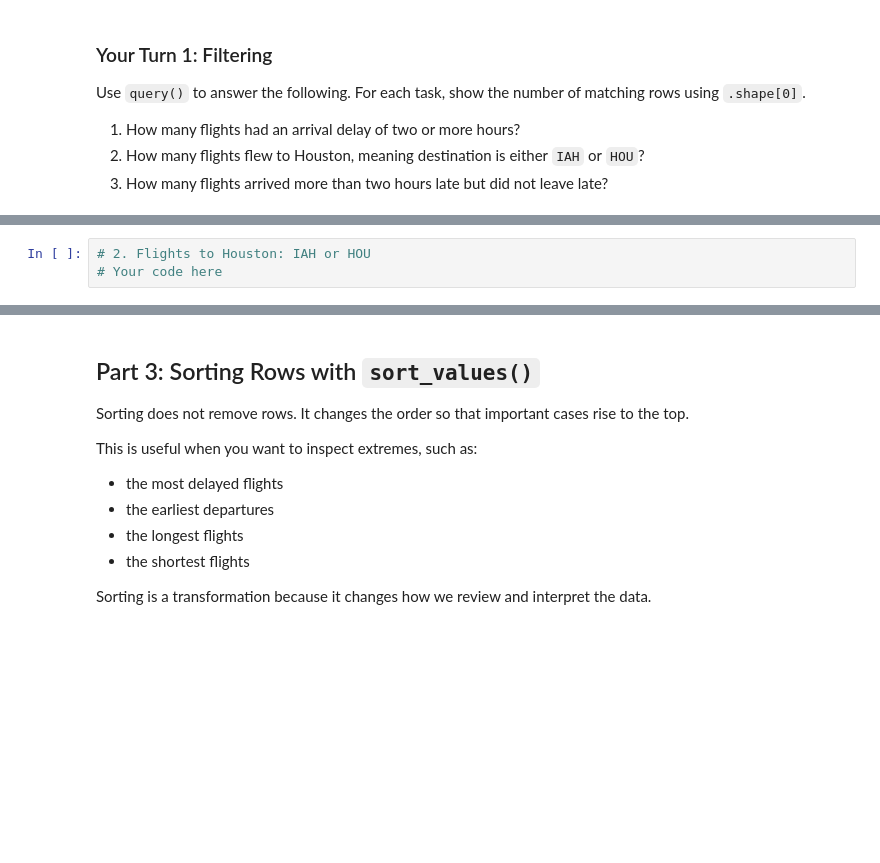
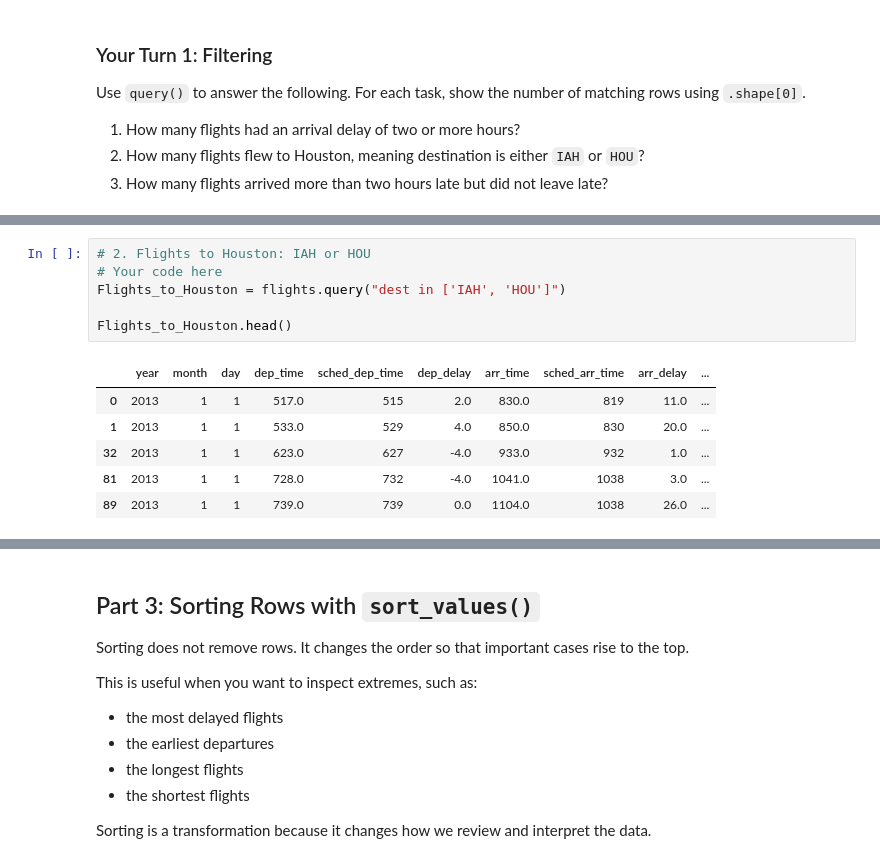
Before and after one commit to utsahenry/ban6003-week-05-06-pandas-transformation-henry-ha, a Jupyter notebook: notebooks/module5_basic_transformation_guided_lab.ipynb, the cells around one changed output, grey strips where cells are left out. Drawn from its saved outputs; the diff is of its cells as text; blank space fills up the shorter version.

```diff
--- a/notebooks/module5_basic_transformation_guided_lab.ipynb
+++ b/notebooks/module5_basic_transformation_guided_lab.ipynb
@@ -170,6 +244,16 @@ Use `query()` to answer the following. For each task, show the number of matchin
 # %%
 # 2. Flights to Houston: IAH or HOU
 # Your code here
+Flights_to_Houston = flights.query("dest in ['IAH', 'HOU']")
+
+Flights_to_Houston.head()
+# %% [output]
+|  | year | month | day | dep_time | sched_dep_time | dep_delay | arr_time | sched_arr_time | arr_delay | ... |
+| 0 | 2013 | 1 | 1 | 517.0 | 515 | 2.0 | 830.0 | 819 | 11.0 | ... |
+| 1 | 2013 | 1 | 1 | 533.0 | 529 | 4.0 | 850.0 | 830 | 20.0 | ... |
+| 32 | 2013 | 1 | 1 | 623.0 | 627 | -4.0 | 933.0 | 932 | 1.0 | ... |
+| 81 | 2013 | 1 | 1 | 728.0 | 732 | -4.0 | 1041.0 | 1038 | 3.0 | ... |
+| 89 | 2013 | 1 | 1 | 739.0 | 739 | 0.0 | 1104.0 | 1038 | 26.0 | ... |
 # %%
 # 3. Flights that arrived more than two hours late but did not leave late
 # Your code here
```
Also changed, not shown: parts of 40 cells of this notebook, 1 other file.
